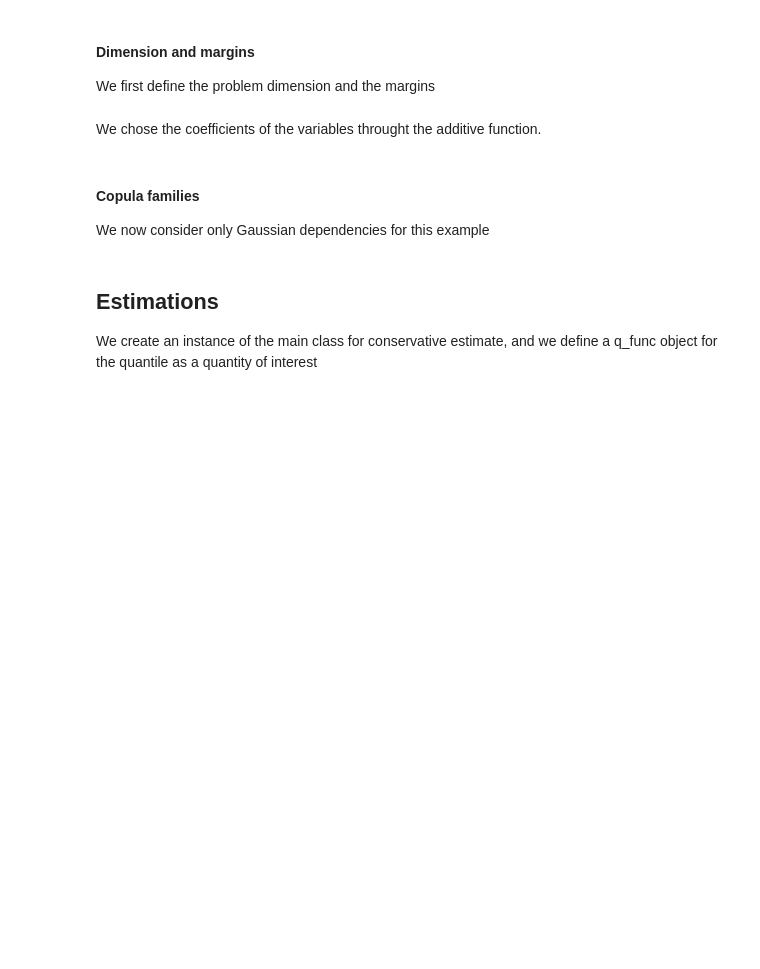
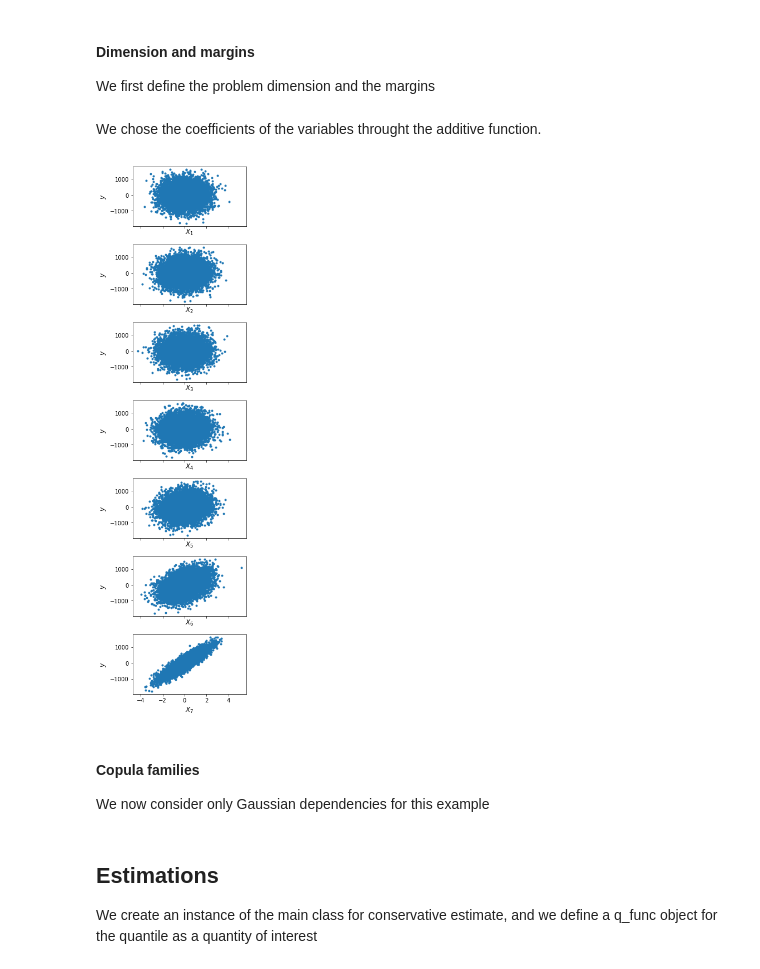
Before and after one commit to NazBen/dep-impact, a Jupyter notebook: examples/iterative-vine-construction.ipynb, the cells around one changed output. Saved outputs shown, nothing was run; the diff lists cells and outputs as text; code cells hidden in the pictures; blank space fills up the shorter version.

```diff
--- a/examples/iterative-vine-construction.ipynb
+++ b/examples/iterative-vine-construction.ipynb
@@ -23,7 +20,7 @@ This example consider the simple additive example.
 # %%
 from dependence.tests import func_overflow, margins_overflow, var_names_overflow, func_sum
 
-test_func = func_overflow
+test_func = func_sum
 # %% [markdown]
 #### Dimension and margins
 We first define the problem dimension and the margins
@@ -32,25 +29,27 @@ if test_func == func_overflow:
     margins = margins_overflow
     dim = len(margins)
 else:
-    dim = 3
+    dim = 7
     margins = [ot.Normal()]*dim
 # %% [markdown]
 We chose the coefficients of the variables throught the additive function.
 # %%
 if test_func == func_sum:
     coeficients = np.logspace(0., 3., dim+1, endpoint=False)[1:]
 
     n_plot = 10000
     x = np.asarray(ot.ComposedDistribution(margins).getSample(n_plot))
-    y = sum_func(x, coeficients)
+    y = test_func(x, coeficients)
 
     fig, axes = plt.subplots(dim, 1, sharex=True, sharey=True, figsize=(4, 2*dim))
     for i in range(dim):
         ax = axes[i]
         ax.plot(x[:, i], y, '.')
         ax.set_xlabel(r'$X_%d$' % (i+1), fontsize=12)
         ax.set_ylabel(r'$y$', fontsize=12)
     fig.tight_layout()
+# %% [output]
+[figure, added]
 # %% [markdown]
 #### Copula families
 We now consider only Gaussian dependencies for this example
```
Also changed, not shown: parts of 9 cells of this notebook, 2 other files.
